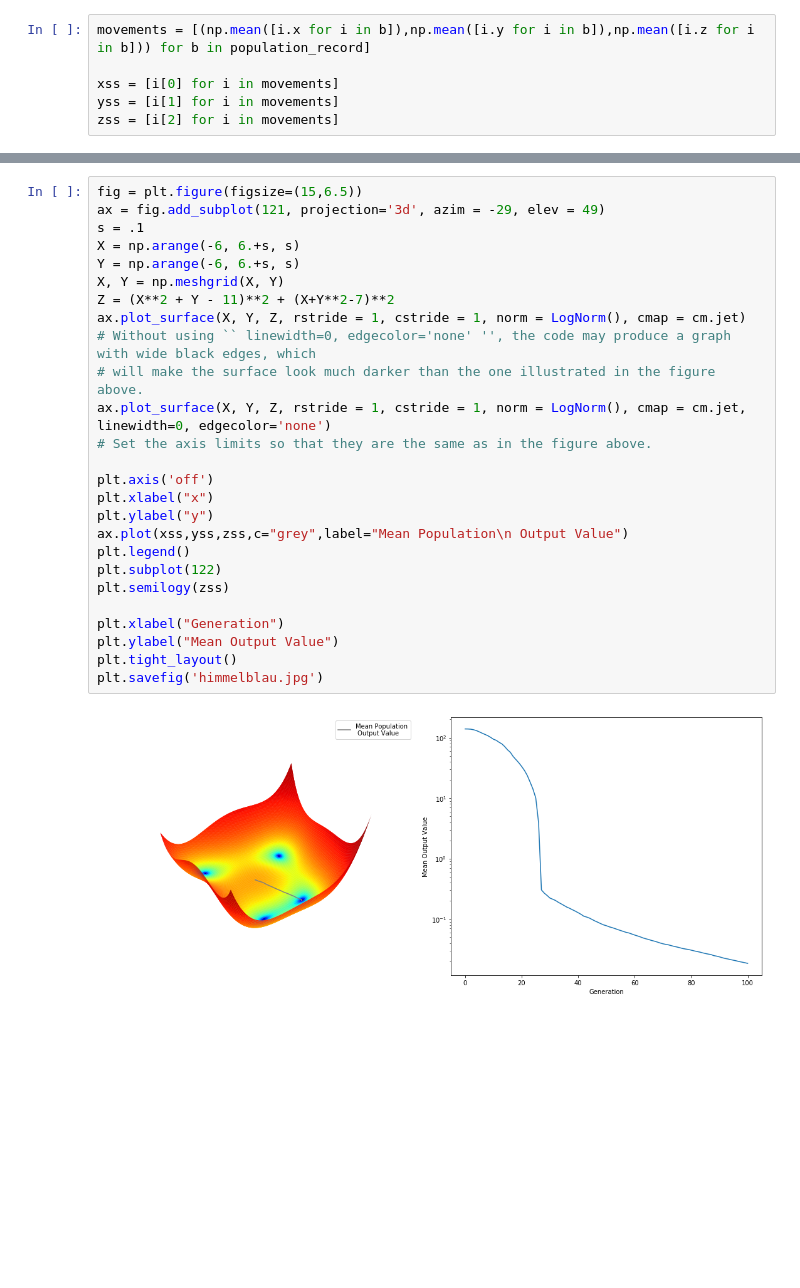
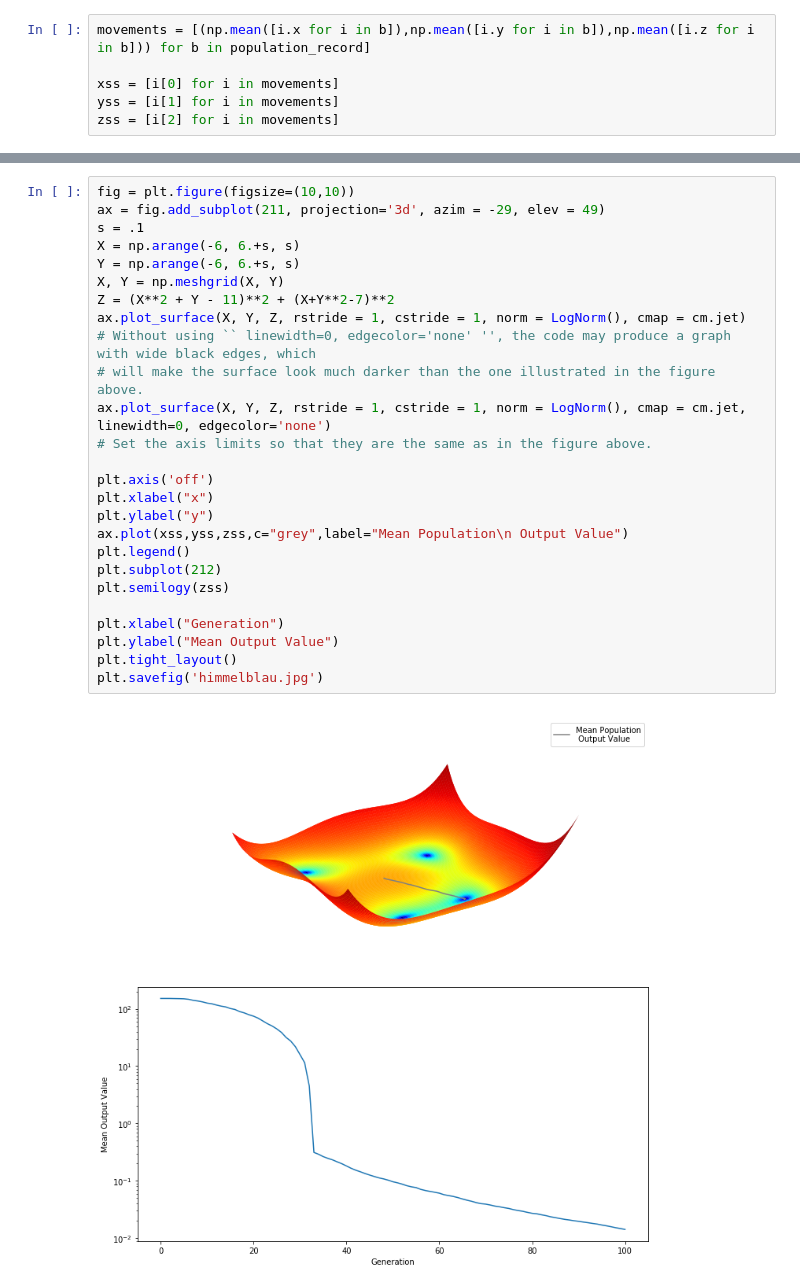
Before and after one commit to jlln/GeneticKnapsack, a Jupyter notebook: GeneticAlgorithms/Scratch.ipynb, the cells around one changed output, grey strips where cells are left out. Cells and saved outputs as stored; diff of their text form; blank space fills up the shorter version.

```diff
--- a/GeneticAlgorithms/Scratch.ipynb
+++ b/GeneticAlgorithms/Scratch.ipynb
@@ -519,28 +517,28 @@ plt.plot(zss)
 # %%
-fig = plt.figure(figsize=(15,6.5))
-ax = fig.add_subplot(121, projection='3d', azim = -29, elev = 49)
+fig = plt.figure(figsize=(10,10))
+ax = fig.add_subplot(211, projection='3d', azim = -29, elev = 49)
 s = .1
 X = np.arange(-6, 6.+s, s)
 Y = np.arange(-6, 6.+s, s)
 X, Y = np.meshgrid(X, Y)
 Z = (X**2 + Y - 11)**2 + (X+Y**2-7)**2
 ax.plot_surface(X, Y, Z, rstride = 1, cstride = 1, norm = LogNorm(), cmap = cm.jet)
 # Without using `` linewidth=0, edgecolor='none' '', the code may produce a graph with wide black edges, which
 # will make the surface look much darker than the one illustrated in the figure above.
 ax.plot_surface(X, Y, Z, rstride = 1, cstride = 1, norm = LogNorm(), cmap = cm.jet, linewidth=0, edgecolor='none')
 # Set the axis limits so that they are the same as in the figure above.
 
 plt.axis('off')
 plt.xlabel("x")
 plt.ylabel("y")
 ax.plot(xss,yss,zss,c="grey",label="Mean Population\n Output Value")
 plt.legend()
-plt.subplot(122)
+plt.subplot(212)
 plt.semilogy(zss)
 
 plt.xlabel("Generation")
 plt.ylabel("Mean Output Value")
 plt.tight_layout()
 plt.savefig('himmelblau.jpg')
 # %% [output]
-[figure, old version]
+[figure, new version]
```
Also changed, not shown: parts of 4 cells of this notebook, 59 other files.
